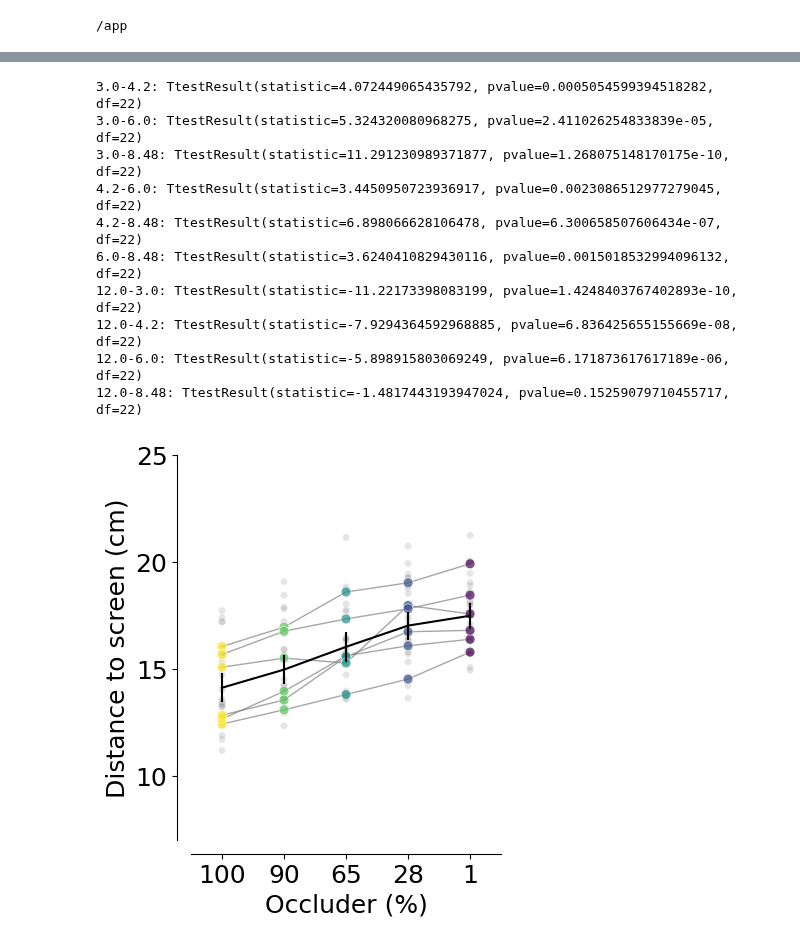
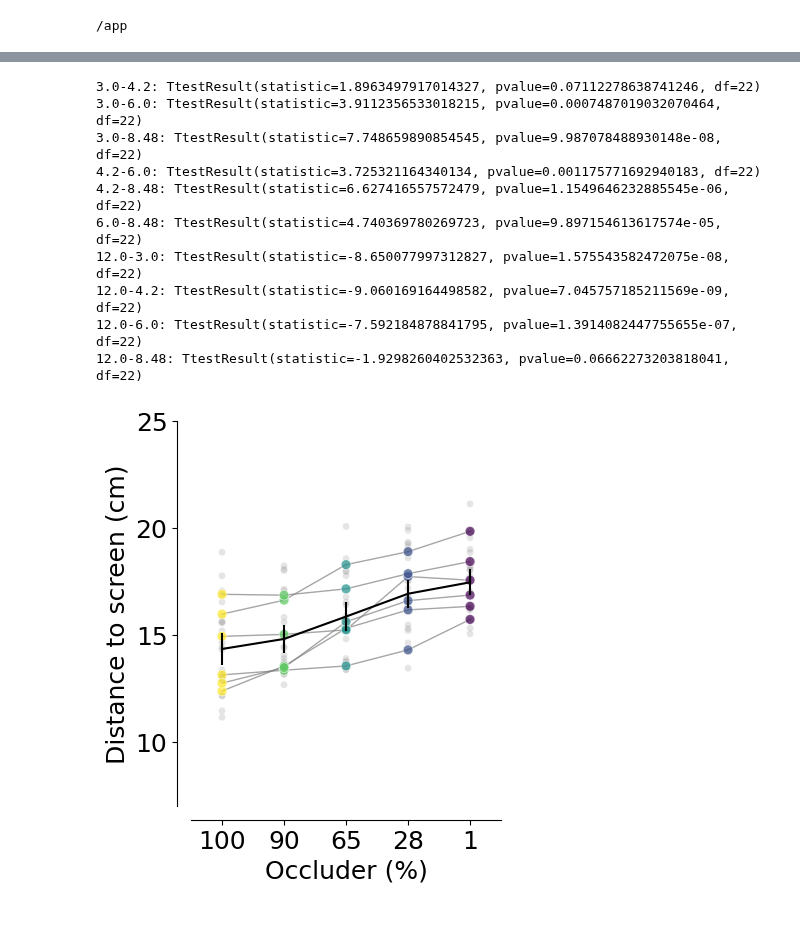
Before and after one commit to MMathisLab/FreelyMovingVR4Mice, a Jupyter notebook: dj_pipeline/notebooks/Paper_figures/Figure4F-G.ipynb, the cells around one changed output, grey strips where cells are left out. Cells and saved outputs as stored; diff of their text form; code cells hidden in the pictures.

```diff
--- a/dj_pipeline/notebooks/Paper_figures/Figure4F-G.ipynb
+++ b/dj_pipeline/notebooks/Paper_figures/Figure4F-G.ipynb
@@ -56,4 +56,5 @@ save_fig_path =  "notebooks/Paper_figures/Figure_output/"
 big_df = pd.read_pickle("big_df_contrast_multi.pkl")
 # %%
 big_df = big_df [big_df.iti ==0.0]
-big_df = big_df [big_df.trial_rewarded == 1.0]
+#big_df = big_df [big_df.trial_rewarded == 1.0]
+# only rewarded trials doesn't make sense if we keep trial_rewarded as a feature in the model
@@ -104,3 +61,6 @@ interpolated_j_shaped["velocity_x_fliped"] = (
+# %%
+box_df = base_analysis.BoxDataFrame().get_data(key={"dataset": "Pheasant_2024-08-15_2"})
+interpolated_j_shaped = utils.interpolate_j_shaped(big_df, box_df, n_points=500)
 # %%
 fig, ax = plt.subplots(1, 1, figsize=(6, 5))
 ax = ax
@@ -161,7 +178,7 @@ clean_model_labels = [
 interpolated_j_shaped["aperture"] = interpolated_j_shaped["aperture"].astype(float)
 
 df_model, coef = regression.predict_decision(
-    df=interpolated_j_shaped, label=model_labels, per_mouse=True)
+    df=interpolated_j_shaped, label=regression.model_labels, per_mouse=True)
 # %%
 # Logits of the regression
 fig, ax = plt.subplots(1, 1, figsize=(3, 5))
@@ -215,7 +232,7 @@ df_model ["trial_L_choice"] = df_model ["trial_left_choice"]
 decision_points = regression.find_decision_point(df_model, threshold_uncertainty=0.3)
 # %%
 fig, ax = plt.subplots(1, 1, figsize=(4, 5))
-stats = plotting.pairplot_average_decision_point(decision_points,
+_ = plotting.pairplot_average_decision_point(decision_points,
                                                  label_parameter="y",
                                                  ax=ax,
                                                  cmap=plotting.colors_multi_aperture,
@@ -251,14 +268,14 @@ plt.savefig(save_fig_path + "multi_occluder_decision_points.svg", transparent=Tr
-3.0-4.2: TtestResult(statistic=4.072449065435792, pvalue=0.0005054599394518282, df=22)
-3.0-6.0: TtestResult(statistic=5.324320080968275, pvalue=2.411026254833839e-05, df=22)
-3.0-8.48: TtestResult(statistic=11.291230989371877, pvalue=1.268075148170175e-10, df=22)
-4.2-6.0: TtestResult(statistic=3.4450950723936917, pvalue=0.0023086512977279045, df=22)
-4.2-8.48: TtestResult(statistic=6.898066628106478, pvalue=6.300658507606434e-07, df=22)
-6.0-8.48: TtestResult(statistic=3.6240410829430116, pvalue=0.0015018532994096132, df=22)
-12.0-3.0: TtestResult(statistic=-11.22173398083199, pvalue=1.4248403767402893e-10, df=22)
-12.0-4.2: TtestResult(statistic=-7.9294364592968885, pvalue=6.836425655155669e-08, df=22)
-12.0-6.0: TtestResult(statistic=-5.898915803069249, pvalue=6.171873617617189e-06, df=22)
-12.0-8.48: TtestResult(statistic=-1.4817443193947024, pvalue=0.15259079710455717, df=22)
+3.0-4.2: TtestResult(statistic=1.8963497917014327, pvalue=0.07112278638741246, df=22)
+3.0-6.0: TtestResult(statistic=3.9112356533018215, pvalue=0.0007487019032070464, df=22)
+3.0-8.48: TtestResult(statistic=7.748659890854545, pvalue=9.987078488930148e-08, df=22)
+4.2-6.0: TtestResult(statistic=3.725321164340134, pvalue=0.001175771692940183, df=22)
+4.2-8.48: TtestResult(statistic=6.627416557572479, pvalue=1.1549646232885545e-06, df=22)
+6.0-8.48: TtestResult(statistic=4.740369780269723, pvalue=9.897154613617574e-05, df=22)
+12.0-3.0: TtestResult(statistic=-8.650077997312827, pvalue=1.575543582472075e-08, df=22)
+12.0-4.2: TtestResult(statistic=-9.060169164498582, pvalue=7.045757185211569e-09, df=22)
+12.0-6.0: TtestResult(statistic=-7.592184878841795, pvalue=1.3914082447755655e-07, df=22)
+12.0-8.48: TtestResult(statistic=-1.9298260402532363, pvalue=0.06662273203818041, df=22)
-[figure, old version]
+[figure, new version]
 # %%
 decision_points = decision_points.groupby(["dataset", "aperture"], as_index=False)["y"].mean()
 anova_rm = AnovaRM(decision_points, depvar='y', subject='dataset', within=['aperture'])
```
Also changed, not shown: parts of 11 cells of this notebook, 6 other files.
